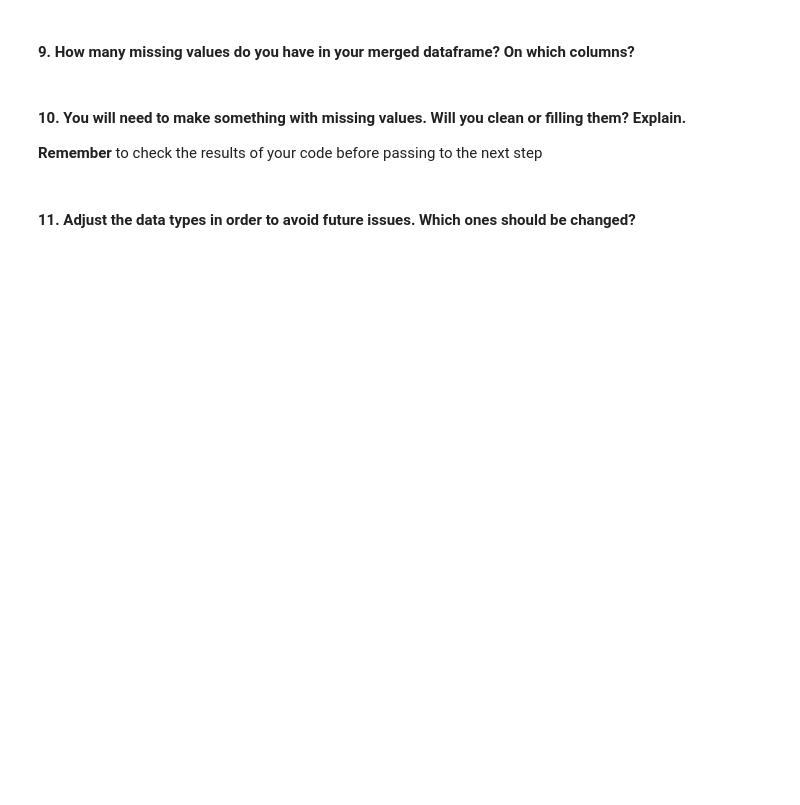
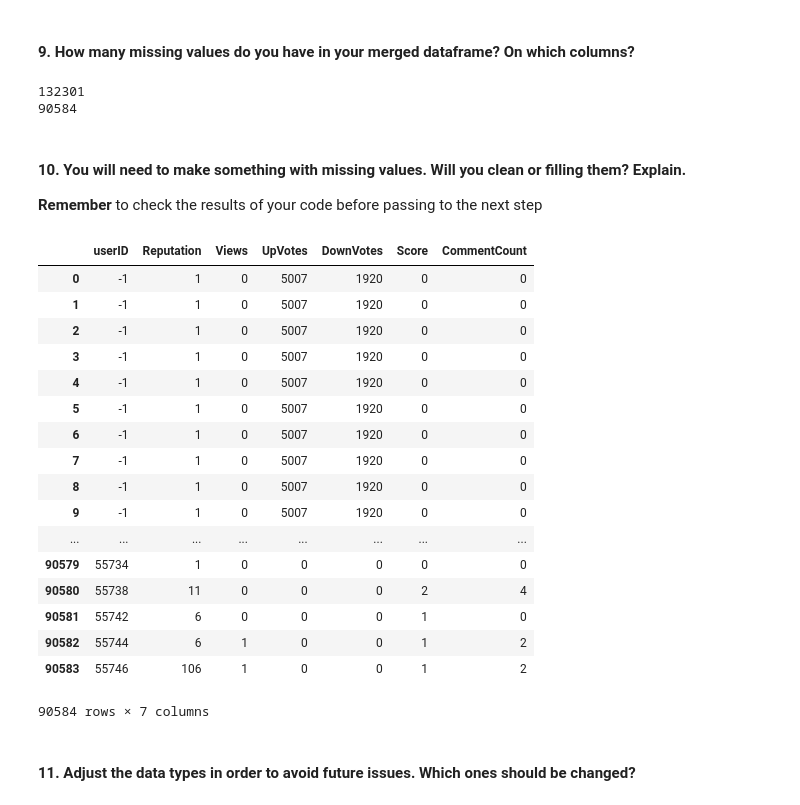
Before and after one commit to stressisboucard/ironhack-datalabs-dataparis0619-pt, a Jupyter notebook: module-1/lab-data_cleaning/your-code/main.ipynb, the cells around one changed output. Drawn from its saved outputs; the diff is of its cells as text; code cells hidden in the pictures; blank space fills up the shorter version.

```diff
--- a/module-1/lab-data_cleaning/your-code/main.ipynb
+++ b/module-1/lab-data_cleaning/your-code/main.ipynb
@@ -84,7 +167,40 @@ You will need to make a [merge](https://pandas.pydata.org/pandas-docs/stable/gen
 # %% [markdown]
 #### 9. How many missing values do you have in your merged dataframe? On which columns?
+# %%
+before = len(data_n)+ len(post_n)
+print(before)
+after = len(n_data)
+print(after)
+# %% [output]
+132301
+90584
 # %% [markdown]
 #### 10. You will need to make something with missing values.  Will you clean or filling them? Explain.
 **Remember** to check the results of your code before passing to the next step
+# %%
+null_cols = n_data.isnull().sum()
+null_cols[null_cols > 0]
+drop_cols = list(null_cols[null_cols > 1000].index)
+n_data = n_data.drop(drop_cols, axis=1)
+n_data
+# %% [output]
+|  | userID | Reputation | Views | UpVotes | DownVotes | Score | CommentCount |
+| 0 | -1 | 1 | 0 | 5007 | 1920 | 0 | 0 |
+| 1 | -1 | 1 | 0 | 5007 | 1920 | 0 | 0 |
+| 2 | -1 | 1 | 0 | 5007 | 1920 | 0 | 0 |
+| 3 | -1 | 1 | 0 | 5007 | 1920 | 0 | 0 |
+| 4 | -1 | 1 | 0 | 5007 | 1920 | 0 | 0 |
+| 5 | -1 | 1 | 0 | 5007 | 1920 | 0 | 0 |
+| 6 | -1 | 1 | 0 | 5007 | 1920 | 0 | 0 |
+| 7 | -1 | 1 | 0 | 5007 | 1920 | 0 | 0 |
+| 8 | -1 | 1 | 0 | 5007 | 1920 | 0 | 0 |
+| 9 | -1 | 1 | 0 | 5007 | 1920 | 0 | 0 |
+| ... | ... | ... | ... | ... | ... | ... | ... |
+| 90579 | 55734 | 1 | 0 | 0 | 0 | 0 | 0 |
+| 90580 | 55738 | 11 | 0 | 0 | 0 | 2 | 4 |
+| 90581 | 55742 | 6 | 0 | 0 | 0 | 1 | 0 |
+| 90582 | 55744 | 6 | 1 | 0 | 0 | 1 | 2 |
+| 90583 | 55746 | 106 | 1 | 0 | 0 | 1 | 2 |
+90584 rows × 7 columns
 # %% [markdown]
 #### 11. Adjust the data types in order to avoid future issues. Which ones should be changed?
```
Also changed, not shown: parts of 9 cells of this notebook.
